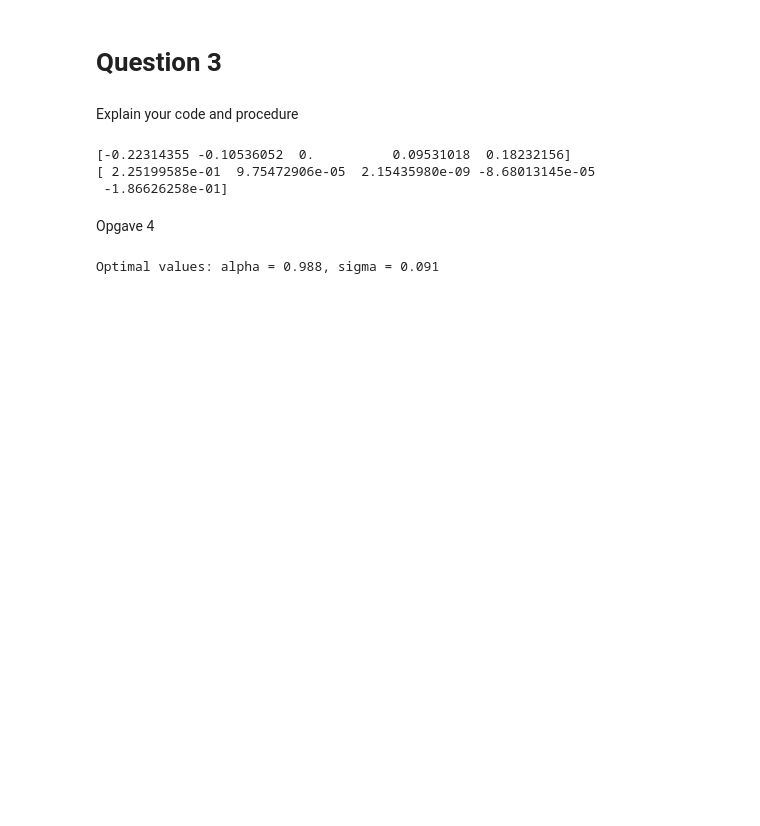
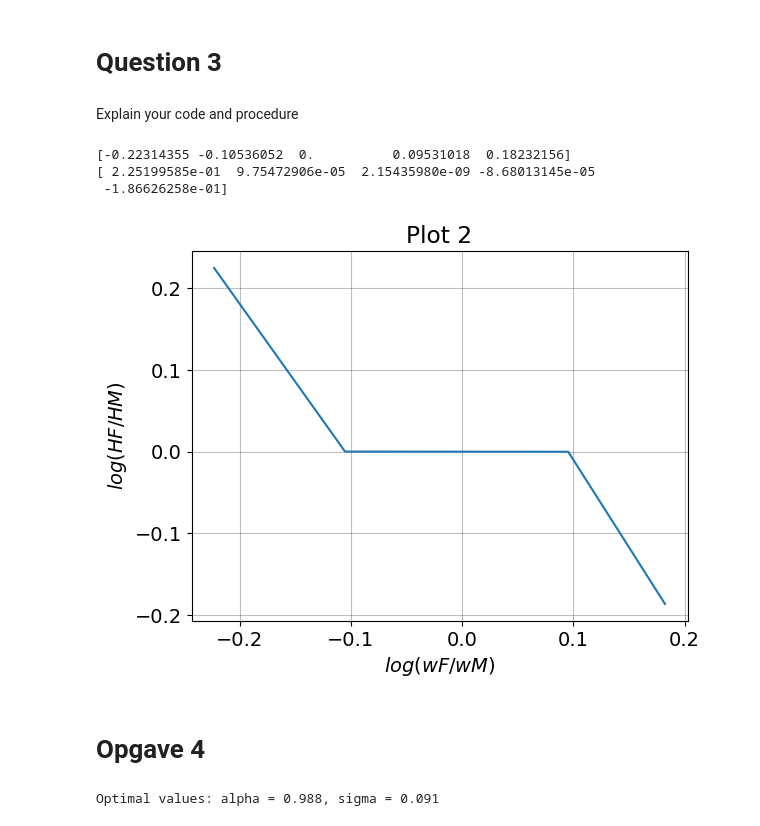
Before and after one commit to NumEconCopenhagen/projects-2023-pied-piper, a Jupyter notebook: inauguralproject/PP Aflevering 1.ipynb, the cells around one changed output. Cells and saved outputs as stored; diff of their text form; code cells hidden in the pictures; blank space fills up the shorter version.

```diff
--- a/inauguralproject/PP Aflevering 1.ipynb
+++ b/inauguralproject/PP Aflevering 1.ipynb
@@ -146,19 +156,22 @@ import matplotlib.pyplot as plt # baseline module
 plt.rcParams.update({"axes.grid":True,"grid.color":"black","grid.alpha":"0.25","grid.linestyle":"-"})
 plt.rcParams.update({'font.size': 14})
 # %%
-# a. create the figure
+# Creating the figure
 fig = plt.figure()
 
-# b. plot
+# Making plot
 ax = fig.add_subplot(1,1,1)
 
 ax.plot(log_sol_WFWM_q3,log_sol_HFHM_q3)
 
-ax.set_title('Plot 1')
+# setting labels and title
+ax.set_title('Plot 2')
 ax.set_xlabel('$log(wF/wM)$')
 ax.set_ylabel('$log(HF/HM)$');
+# %% [output]
+[figure, added]
-# %% [markdown]
-Opgave 4
+# %% [markdown]
+# Opgave 4
 # %%
 from scipy import optimize
 
```
Also changed, not shown: parts of 8 cells of this notebook, 1 other file.
